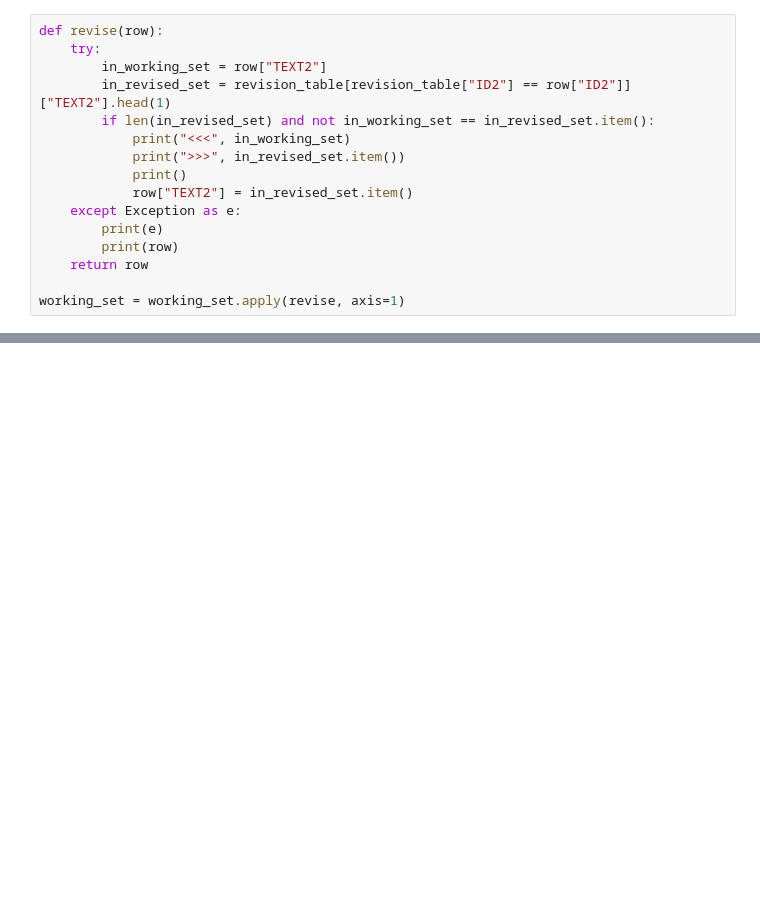
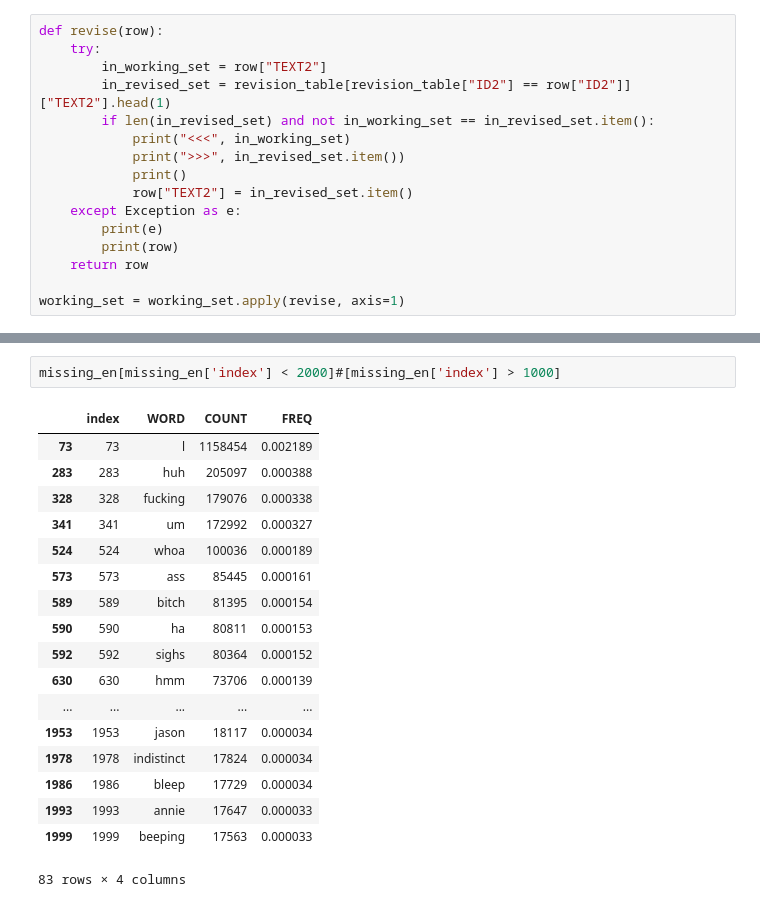
Before and after one commit to alpoktem/corepus-gen, a Jupyter notebook: corpus-generator-v2.ipynb, the cells around one changed output, grey strips where cells are left out. Saved outputs shown, nothing was run; the diff lists cells and outputs as text; blank space fills up the shorter version.

```diff
--- a/corpus-generator-v2.ipynb
+++ b/corpus-generator-v2.ipynb
@@ -546,0 +575,21 @@ word_counts.sum()
+# %%
+missing_en[missing_en['index'] < 2000]#[missing_en['index'] > 1000]
+# %% [output]
+|  | index | WORD | COUNT | FREQ |
+| 73 | 73 | l | 1158454 | 0.002189 |
+| 283 | 283 | huh | 205097 | 0.000388 |
+| 328 | 328 | fucking | 179076 | 0.000338 |
+| 341 | 341 | um | 172992 | 0.000327 |
+| 524 | 524 | whoa | 100036 | 0.000189 |
+| 573 | 573 | ass | 85445 | 0.000161 |
+| 589 | 589 | bitch | 81395 | 0.000154 |
+| 590 | 590 | ha | 80811 | 0.000153 |
+| 592 | 592 | sighs | 80364 | 0.000152 |
+| 630 | 630 | hmm | 73706 | 0.000139 |
+| ... | ... | ... | ... | ... |
+| 1953 | 1953 | jason | 18117 | 0.000034 |
+| 1978 | 1978 | indistinct | 17824 | 0.000034 |
+| 1986 | 1986 | bleep | 17729 | 0.000034 |
+| 1993 | 1993 | annie | 17647 | 0.000033 |
+| 1999 | 1999 | beeping | 17563 | 0.000033 |
+83 rows × 4 columns
```
Also changed, not shown: parts of 15 cells of this notebook, 1 other file.
